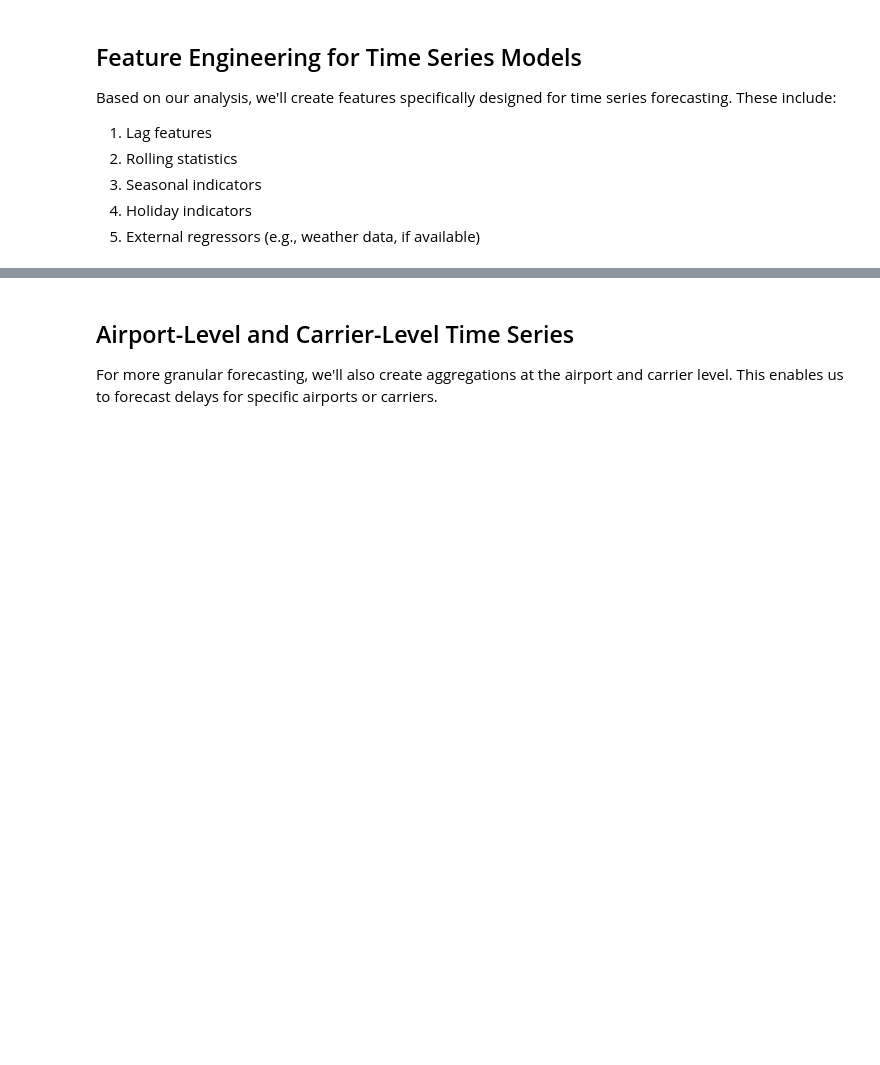
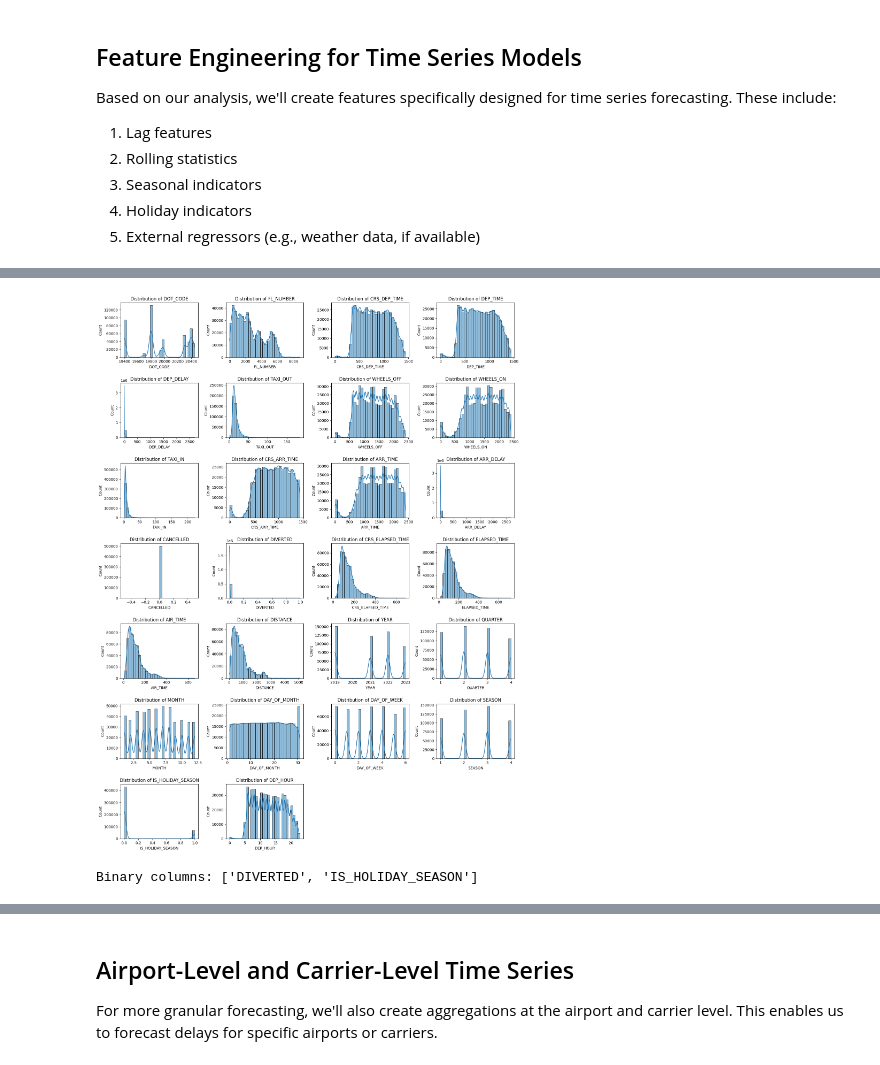
Before and after one commit to Suee18/Forecasting_Flights-DataScience, a Jupyter notebook: notebooks/preprocessing_pipelines/04_ts_preprocessing.ipynb, the cells around one changed output, grey strips where cells are left out. Saved outputs shown, nothing was run; the diff lists cells and outputs as text; code cells hidden in the pictures; blank space fills up the shorter version.

```diff
--- a/notebooks/preprocessing_pipelines/04_ts_preprocessing.ipynb
+++ b/notebooks/preprocessing_pipelines/04_ts_preprocessing.ipynb
@@ -744,15 +858,3 @@ def add_holiday_indicators(ts_data):
         ts.loc[mask, 'is_holiday_season'] = 1
 
     return ts
-# %%
-# Process features for time series forecasting
-ts_daily_featured = create_ts_features(ts_daily)
-ts_daily_featured = add_holiday_indicators(ts_daily_featured)
-
-print(f"Time series with features shape: {ts_daily_featured.shape}")
-print("\nFeatures created:")
-for col in ts_daily_featured.columns:
-    print(f"- {col}")
-
-# Show a sample of the featured data
-display(ts_daily_featured.head())
@@ -852,0 +982,39 @@ Saved per_flight_delay_ts to c:\xampp\htdocs\Forecasting_Flights-DataScience\dat
+# %%
+import matplotlib.pyplot as plt
+import seaborn as sns
+import math
+
+numeric_columns = df_imputed.select_dtypes(include=['int64', 'float64']).columns
+
+n_cols = 4
+n_rows = math.ceil(len(numeric_columns) / n_cols)
+
+plt.figure(figsize=(n_cols * 4, n_rows * 3))
+for i, col in enumerate(numeric_columns, 1):
+    plt.subplot(n_rows, n_cols, i)
+    sns.histplot(df_imputed[col], kde=True, bins=30)
+    plt.title(f'Distribution of {col}')
+plt.tight_layout()
+plt.show()
+# %% [output]
+[figure, added]
+# %%
+def find_binary_columns(df):
+    """
+    Identifies numerical columns that have only binary values (0 and 1).
+    """
+    binary_columns = []
+
+    # Loop through all columns in the dataframe
+    for col in df.select_dtypes(include=['int64', 'float64']).columns:
+        # Check if unique values in the column are only 0 and 1
+        if set(df[col].dropna().unique()) == {0, 1}:
+            binary_columns.append(col)
+
+    return binary_columns
+
+# Example usage
+binary_columns = find_binary_columns(df_imputed)
+print("Binary columns:", binary_columns)
+# %% [output]
+Binary columns: ['DIVERTED', 'IS_HOLIDAY_SEASON']
```
Also changed, not shown: parts of 32 cells of this notebook.
